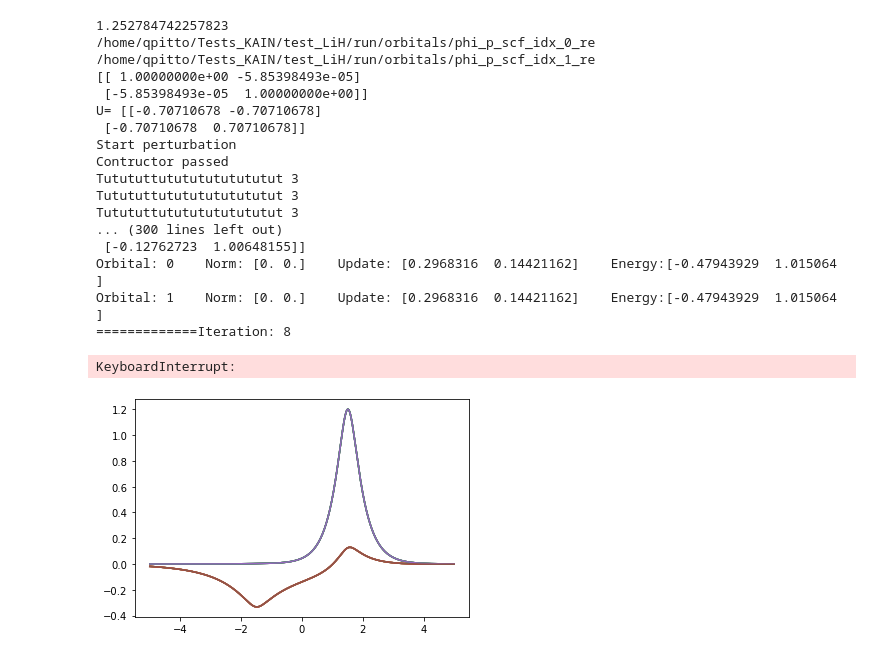
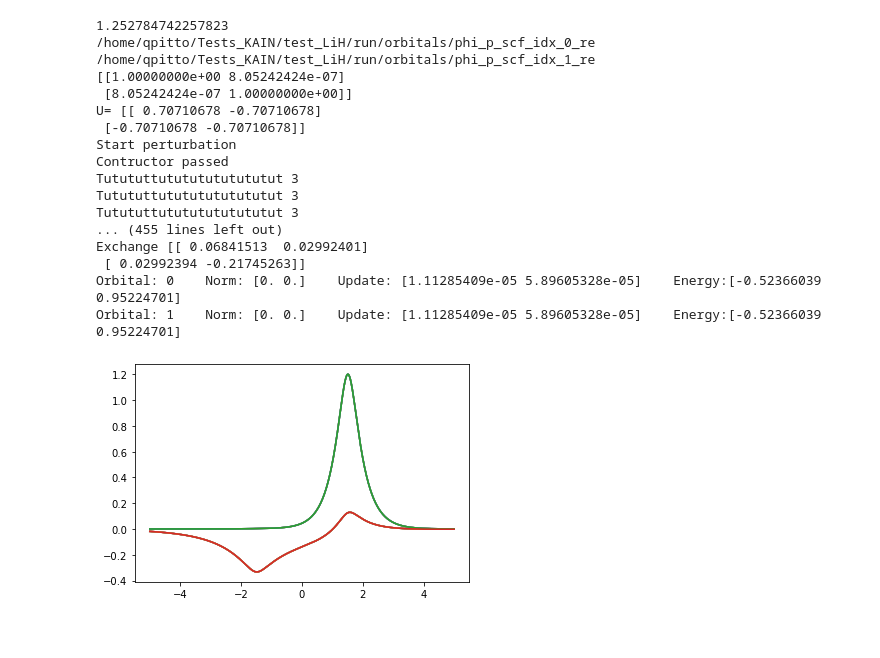
Before and after one commit to Dheasra/response, a Jupyter notebook: src/tut.ipynb, the cells around one changed output. Saved outputs shown, nothing was run; the diff lists cells and outputs as text; code cells hidden in the pictures.

```diff
--- a/src/tut.ipynb
+++ b/src/tut.ipynb
@@ -9,7 +9,7 @@ import matplotlib.pyplot as plt
 from scfsolv import scfsolv as ss
 from scfsolv import scfsolv_1stpert as ss1
 
-prec = 1.0e-4
+prec = 1.0e-5
 khist = 5
 thrs = prec*10
 # Pord = 1 #maximum pertubation order computed
@@ -46,42 +46,41 @@ Scfs = ss(prec, khist)
 # tut = [[-1.514986e+00, -8.879809e-02],
 # [-8.879809e-02, 1.188349e+00]]
 # print(np.linalg.eig(tut))
 
 #initialise molecule geometry and properties
 Scfs.init_molec(nOrb, R, Z, pathMol)
 #run the SCF solver
 # Scfs.scfRun(thrs, True, True)
 
 # print("Sanity test")
 # for i in range(len(Scfs.phi_prev)):
 #     for j in range(len(Scfs.phi_prev)):
 #         print(f"Test: {i}, {j}", vp.dot(Scfs.phi_prev[i][-1], Scfs.phi_prev[j][-1]))
 
 print("Start perturbation")
 Scfs_pert = ss1(Scfs)
 
 print("Contructor passed")
 Scfs_pert.init_molec(Electric_field)
-Scfs_pert.print_operators()
+# Scfs_pert.print_operators()
 
 Scfs_pert.scfRun(thrs, True, True)
 # %% [output]
 1.252784742257823
 /home/qpitto/Tests_KAIN/test_LiH/run/orbitals/phi_p_scf_idx_0_re
 /home/qpitto/Tests_KAIN/test_LiH/run/orbitals/phi_p_scf_idx_1_re
-[[ 1.00000000e+00 -5.85398493e-05]
- [-5.85398493e-05  1.00000000e+00]]
-U= [[-0.70710678 -0.70710678]
- [-0.70710678  0.70710678]]
+[[1.00000000e+00 8.05242424e-07]
+ [8.05242424e-07 1.00000000e+00]]
+U= [[ 0.70710678 -0.70710678]
+ [-0.70710678 -0.70710678]]
 Start perturbation
 Contructor passed
 Tutututtutututututututut 3
 Tutututtutututututututut 3
 Tutututtutututututututut 3
-... (300 lines left out)
- [-0.12762723  1.00648155]]
-Orbital: 0    Norm: [0. 0.]    Update: [0.2968316  0.14421162]    Energy:[-0.47943929  1.015064  ]
-Orbital: 1    Norm: [0. 0.]    Update: [0.2968316  0.14421162]    Energy:[-0.47943929  1.015064  ]
-=============Iteration: 8
+... (455 lines left out)
+Exchange [[ 0.06841513  0.02992401]
+ [ 0.02992394 -0.21745263]]
+Orbital: 0    Norm: [0. 0.]    Update: [1.11285409e-05 5.89605328e-05]    Energy:[-0.52366039  0.95224701]
+Orbital: 1    Norm: [0. 0.]    Update: [1.11285409e-05 5.89605328e-05]    Energy:[-0.52366039  0.95224701]
-KeyboardInterrupt:
-[figure, old version]
+[figure, new version]
```
Also changed, not shown: 1 other file.
